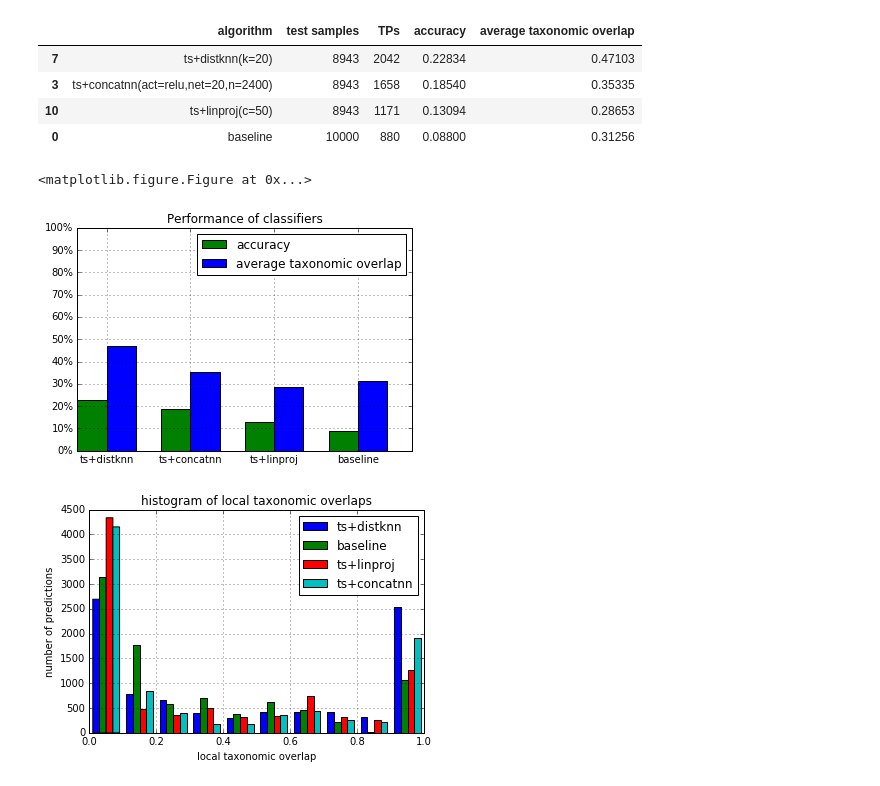
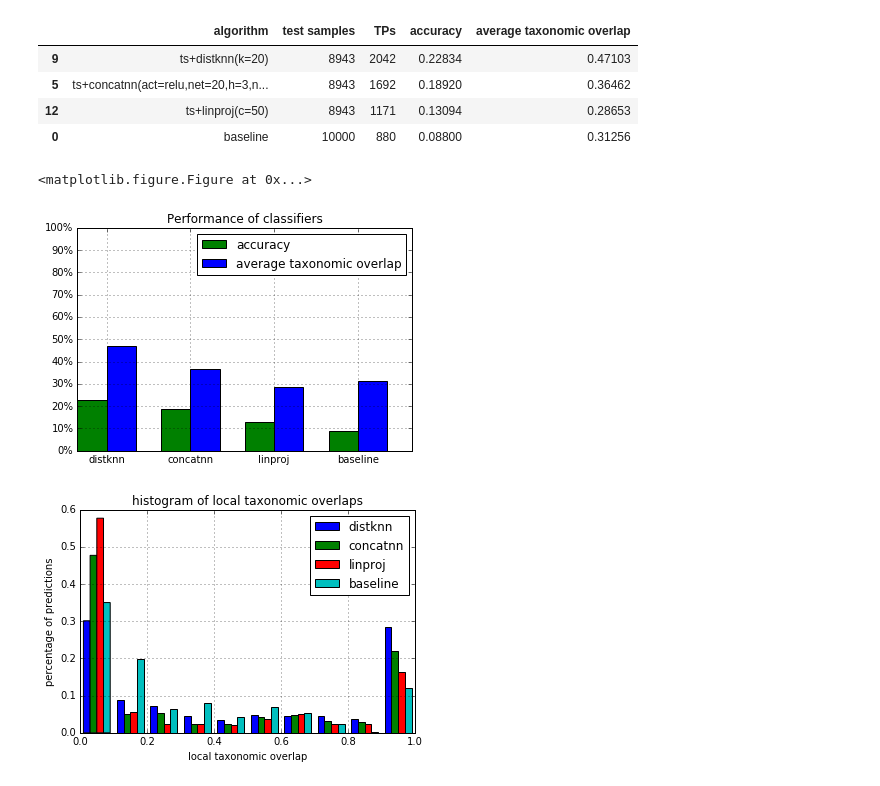
Before and after one commit to AlexBaier/bachelorthesis, a Jupyter notebook: evaluation/plots.ipynb, the cells around one changed output. Saved outputs shown, nothing was run; the diff lists cells and outputs as text; code cells hidden in the pictures.

Commit message:
Improved overlap histogram. Evaluated another concat nn.

```diff
--- a/evaluation/plots.ipynb
+++ b/evaluation/plots.ipynb
@@ -46,18 +50,23 @@ display(results)
 # %%
-best_ts_classifiers_labels = {
-    'baseline', 'ts+distknn(k=20)', 'ts+concatnn(act=relu,net=20,n=2400)', 'ts+linproj(c=50)'
-}
+best_ts_classifiers_labels = [
+    'baseline', 'ts+distknn(k=20)', 'ts+concatnn(act=relu,net=20,h=3,n=1200)', 'ts+linproj(c=50)'
+]
 
 best_ts_classifiers = results.loc[results['algorithm'].isin(best_ts_classifiers_labels)]
 
 display(best_ts_classifiers)
 # %% [output]
 |  | algorithm | test samples | TPs | accuracy | average taxonomic overlap |
-| 7 | ts+distknn(k=20) | 8943 | 2042 | 0.22834 | 0.47103 |
-| 3 | ts+concatnn(act=relu,net=20,n=2400) | 8943 | 1658 | 0.18540 | 0.35335 |
-| 10 | ts+linproj(c=50) | 8943 | 1171 | 0.13094 | 0.28653 |
+| 9 | ts+distknn(k=20) | 8943 | 2042 | 0.22834 | 0.47103 |
+| 5 | ts+concatnn(act=relu,net=20,h=3,n... | 8943 | 1692 | 0.18920 | 0.36462 |
+| 12 | ts+linproj(c=50) | 8943 | 1171 | 0.13094 | 0.28653 |
 | 0 | baseline | 10000 | 880 | 0.08800 | 0.31256 |
 # %%
+labels = list(
+    map(lambda l: l.split('+')[1] if '+' in l else l.split('+')[0],
+        map(lambda s: s.split('(')[0],
+            best_ts_classifiers['algorithm'].tolist())))
+
 plt.figure();
 fig, ax = plt.subplots();
 ind = np.arange(len(best_ts_classifiers))
@@ -67,44 +76,45 @@ accuracy_rects = ax.bar(ind, best_ts_classifiers['accuracy'].tolist(), width, co
 overlap_rects = ax.bar(ind + width, best_ts_classifiers['average taxonomic overlap'].tolist(), width,
                        color='b');
 ax.set_xticks(ind+width);
-xticklabels = list(map(lambda s: s.split('(')[0], best_ts_classifiers['algorithm'].tolist()))
-ax.set_xticklabels(xticklabels);
+ax.set_xticklabels(labels);
 ax.set_yticks(np.arange(0.0, 1.1, 0.1));
 ax.set_yticklabels(['{}%'.format(v) for v in np.arange(0, 101, 10)])
 plt.grid();
 plt.legend((accuracy_rects, overlap_rects), ('accuracy', 'average taxonomic overlap'), loc=0);
 ax.set_title('Performance of classifiers')
 
+
 plt.savefig(config['best classifier evaluation plot'], bbox_inches='tight');
 plt.show();
 # %% [output]
 <matplotlib.figure.Figure at 0x...>
-[figure, old version]
+[figure, new version]
 # %%
 overlap_path = config['local taxonomic overlaps']
-labels = list(best_ts_classifiers_labels)
 
 min_size = 10000
 overlaps = dict()
-for algorithm in labels:
+for algorithm in best_ts_classifiers['algorithm'].tolist():
     with open(overlap_path.format(algorithm)) as f:
         overlaps[algorithm] = np.array(list(map(float, f.readline().strip().split(','))))
         if overlaps[algorithm].size < min_size:
             min_size = overlaps[algorithm].size
 
-for algorithm in labels:
+for algorithm in best_ts_classifiers['algorithm'].tolist():
     overlaps[algorithm] = overlaps[algorithm][:min_size]
 
 plt.figure();
 width = 0.7 / len(best_ts_classifiers_labels)
-x = np.vstack([overlaps[algorithm] for algorithm in labels]).T
-plt.hist(x, bins=10, label=list(map(lambda l: l.split('(')[0], labels)));
+x = np.vstack([overlaps[algorithm]
+               for algorithm in best_ts_classifiers['algorithm'].tolist()]).T
+weights = np.ones(x.shape) / min_size
+plt.hist(x, bins=10, label=labels, weights=weights);
 plt.legend();
 plt.grid();
 plt.xlabel('local taxonomic overlap')
-plt.ylabel('number of predictions')
+plt.ylabel('percentage of predictions')
 plt.title('histogram of local taxonomic overlaps')
 plt.savefig(config['best classifier overlap hist'], bbox_inches='tight');
 plt.show();
 # %% [output]
-[figure, old version]
+[figure, new version]
```
Also changed, not shown: parts of 2 cells of this notebook, 6 other files.
